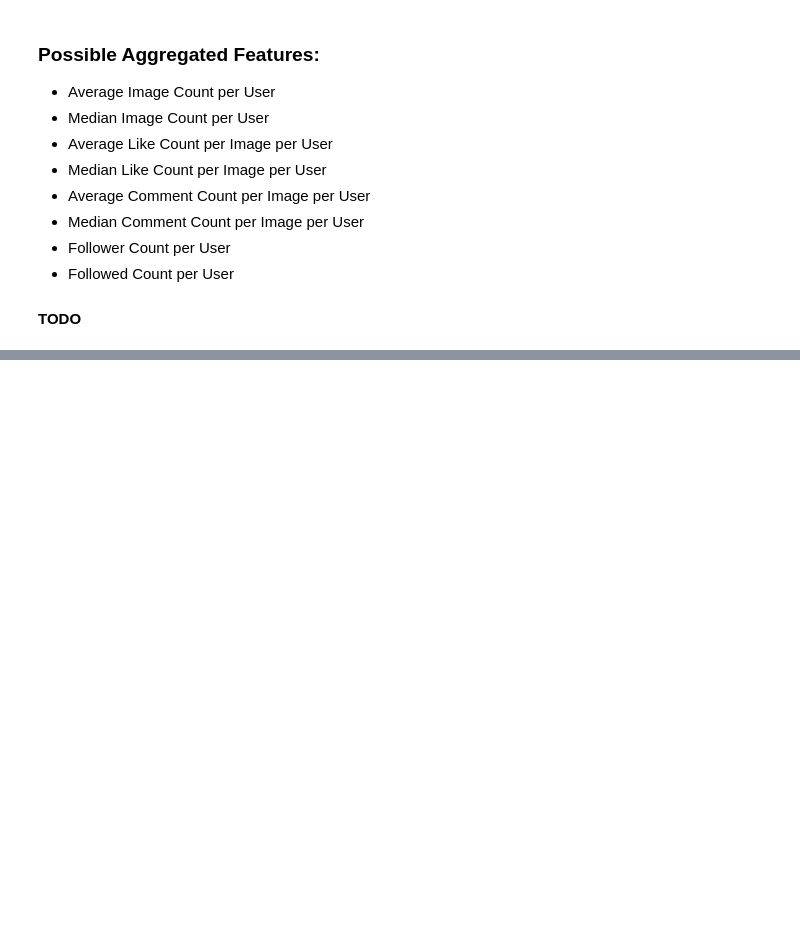
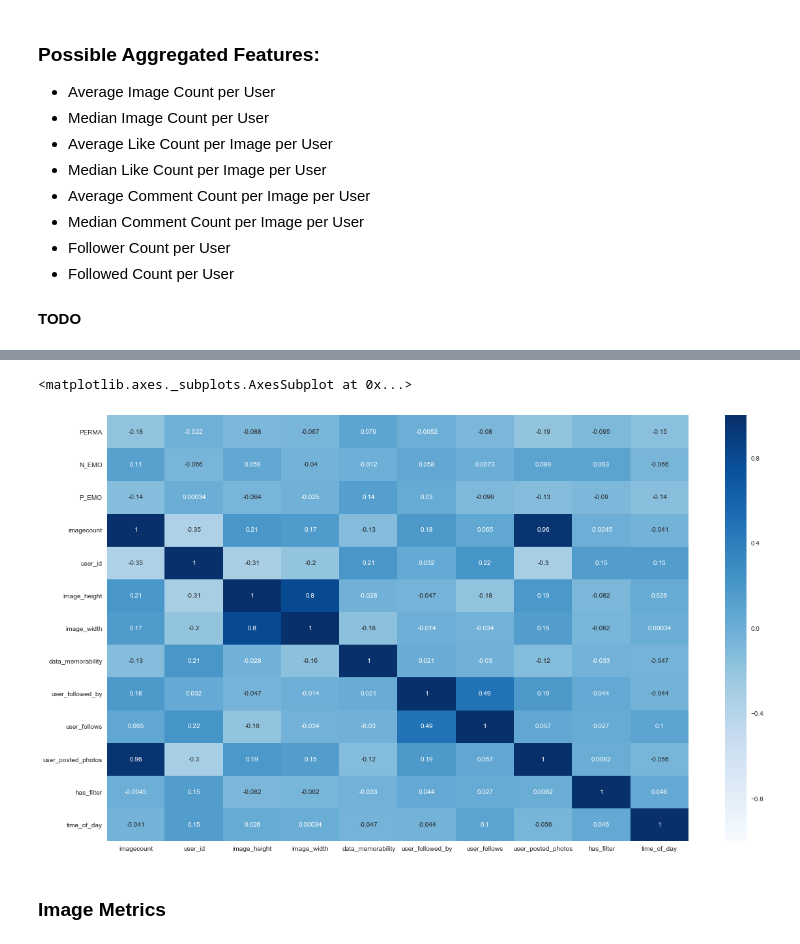
Before and after one commit to JeroenSchmidt/UvA-DSF-group, a Jupyter notebook: uc2/exploration_notebooks/rafael/Initial EDA.ipynb, the cells around one changed output, grey strips where cells are left out. Drawn from its saved outputs; the diff is of its cells as text; code cells hidden in the pictures; blank space fills up the shorter version.

Commit message:
added img data and metrics variables

```diff
--- a/uc2/exploration_notebooks/rafael/Initial EDA.ipynb
+++ b/uc2/exploration_notebooks/rafael/Initial EDA.ipynb
@@ -292,0 +344,24 @@ sns.distplot(df_img_data.groupby('user_id').count().image_id, hist=False)
+# %%
+df_img_data = pd.read_pickle('../../data/Visual_well_being/image_data.pickle')
+# %%
+#convert object to numeric
+df_img_data['user_id'] = pd.to_numeric(df_img_data['user_id'])
+
+#binary variable (filter / no filter)
+df_img_data['has_filter'] = [1 if d != 'Unknown' else 0 for d in df_img_data.image_filter]
+
+#extract hour of the day when pic was posted
+df_img_data['time_of_day'] = pd.to_datetime(df_img_data.image_posted_time).dt.hour
+# %%
+df_img_user = pd.merge(df_survey.loc[:, ['id', 'insta_user_id']], df_img_data, left_on='insta_user_id', right_on='user_id')
+# %%
+df_merge = pd.merge(df_survey, df_img_user.groupby('user_id').mean().reset_index(), on='insta_user_id')
+# %%
+plt.figure(figsize=(20,12))
+
+sns.heatmap(df_merge.corr().iloc[34:].transpose().loc['PERMA':,:], cmap='Blues', annot=True)
+# %% [output]
+<matplotlib.axes._subplots.AxesSubplot at 0x...>
+[figure, added]
+# %% [markdown]
+### Image Metrics
```
Also changed, not shown: parts of 21 cells of this notebook.
